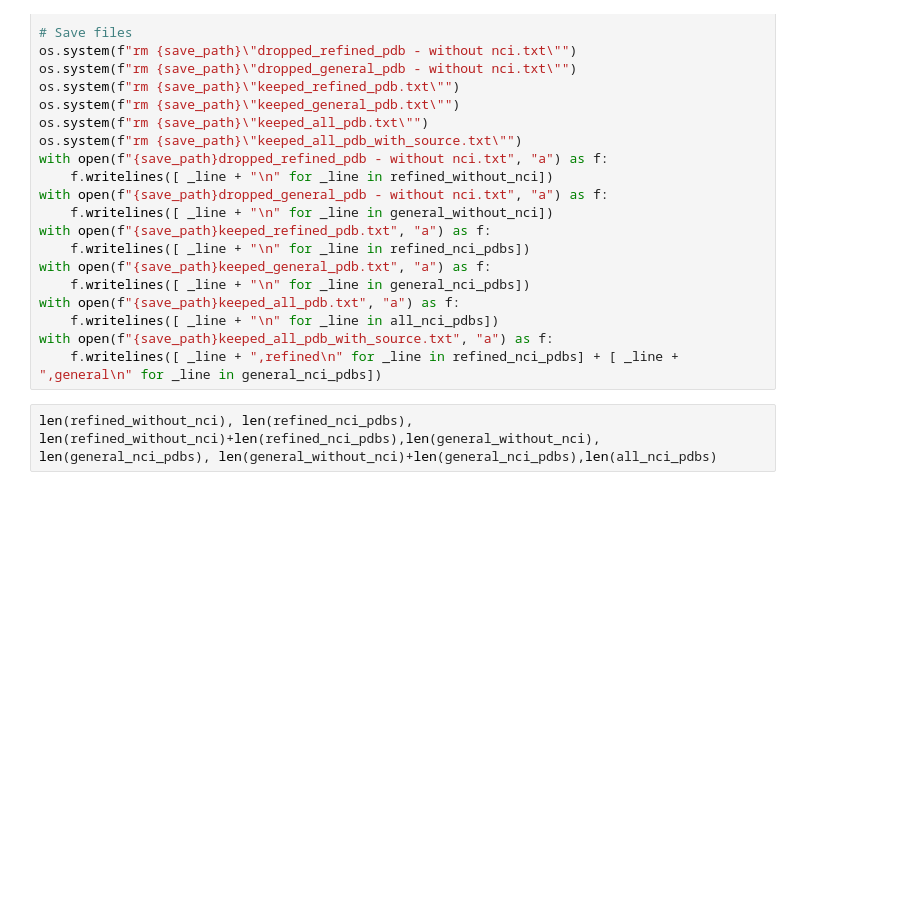
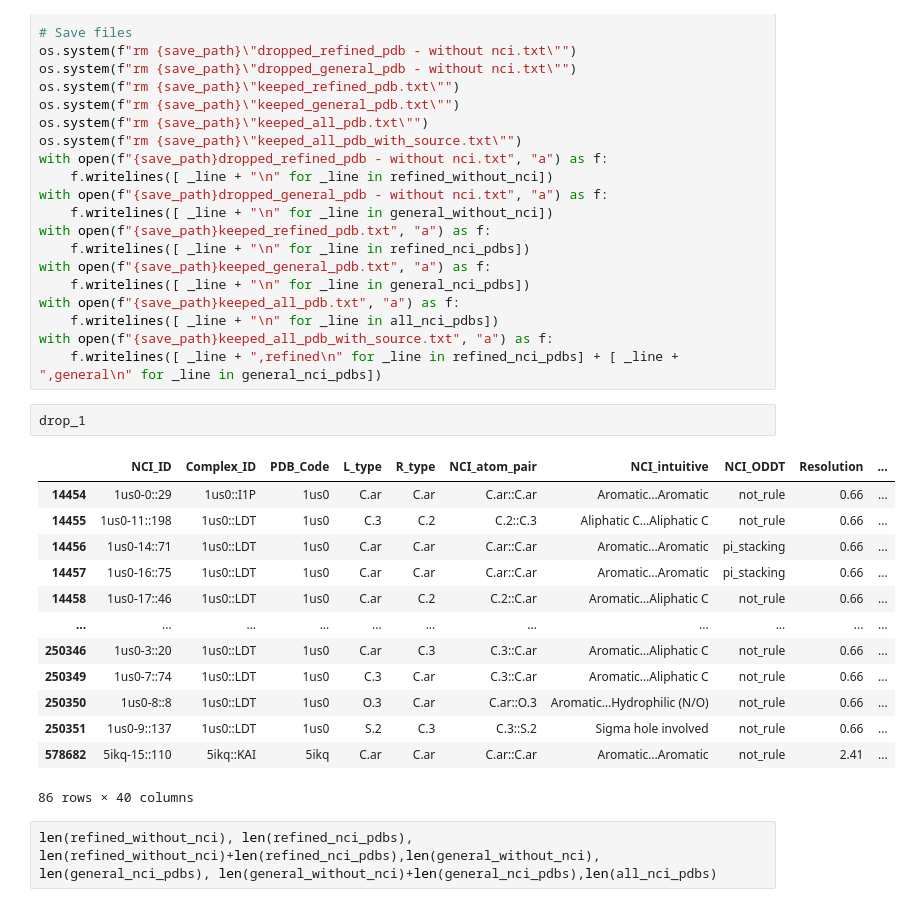
Before and after one commit to liuhaibinrobin/dockpublic, a Jupyter notebook: nciyes/sx.nciyes.process.ipynb, the cells around one changed output. Cells and saved outputs as stored; diff of their text form; blank space fills up the shorter version.

```diff
--- a/nciyes/sx.nciyes.process.ipynb
+++ b/nciyes/sx.nciyes.process.ipynb
@@ -138,6 +138,22 @@ with open(f"{save_path}keeped_all_pdb.txt", "a") as f:
     f.writelines([ _line + "\n" for _line in all_nci_pdbs])
 with open(f"{save_path}keeped_all_pdb_with_source.txt", "a") as f:
     f.writelines([ _line + ",refined\n" for _line in refined_nci_pdbs] + [ _line + ",general\n" for _line in general_nci_pdbs])
+# %%
+drop_1
+# %% [output]
+|  | NCI_ID | Complex_ID | PDB_Code | L_type | R_type | NCI_atom_pair | NCI_intuitive | NCI_ODDT | Resolution | ... |
+| 14454 | 1us0-0::29 | 1us0::I1P | 1us0 | C.ar | C.ar | C.ar::C.ar | Aromatic…Aromatic | not_rule | 0.66 | ... |
+| 14455 | 1us0-11::198 | 1us0::LDT | 1us0 | C.3 | C.2 | C.2::C.3 | Aliphatic C…Aliphatic C | not_rule | 0.66 | ... |
+| 14456 | 1us0-14::71 | 1us0::LDT | 1us0 | C.ar | C.ar | C.ar::C.ar | Aromatic…Aromatic | pi_stacking | 0.66 | ... |
+| 14457 | 1us0-16::75 | 1us0::LDT | 1us0 | C.ar | C.ar | C.ar::C.ar | Aromatic…Aromatic | pi_stacking | 0.66 | ... |
+| 14458 | 1us0-17::46 | 1us0::LDT | 1us0 | C.ar | C.2 | C.2::C.ar | Aromatic…Aliphatic C | not_rule | 0.66 | ... |
+| ... | ... | ... | ... | ... | ... | ... | ... | ... | ... | ... |
+| 250346 | 1us0-3::20 | 1us0::LDT | 1us0 | C.ar | C.3 | C.3::C.ar | Aromatic…Aliphatic C | not_rule | 0.66 | ... |
+| 250349 | 1us0-7::74 | 1us0::LDT | 1us0 | C.3 | C.ar | C.3::C.ar | Aromatic…Aliphatic C | not_rule | 0.66 | ... |
+| 250350 | 1us0-8::8 | 1us0::LDT | 1us0 | O.3 | C.ar | C.ar::O.3 | Aromatic…Hydrophilic (N/O) | not_rule | 0.66 | ... |
+| 250351 | 1us0-9::137 | 1us0::LDT | 1us0 | S.2 | C.3 | C.3::S.2 | Sigma hole involved | not_rule | 0.66 | ... |
+| 578682 | 5ikq-15::110 | 5ikq::KAI | 5ikq | C.ar | C.ar | C.ar::C.ar | Aromatic…Aromatic | not_rule | 2.41 | ... |
+86 rows × 40 columns
 # %%
 len(refined_without_nci), len(refined_nci_pdbs), len(refined_without_nci)+len(refined_nci_pdbs),len(general_without_nci), len(general_nci_pdbs), len(general_without_nci)+len(general_nci_pdbs),len(all_nci_pdbs)
 # %% [output]
```
Also changed, not shown: parts of 1 cell of this notebook.
